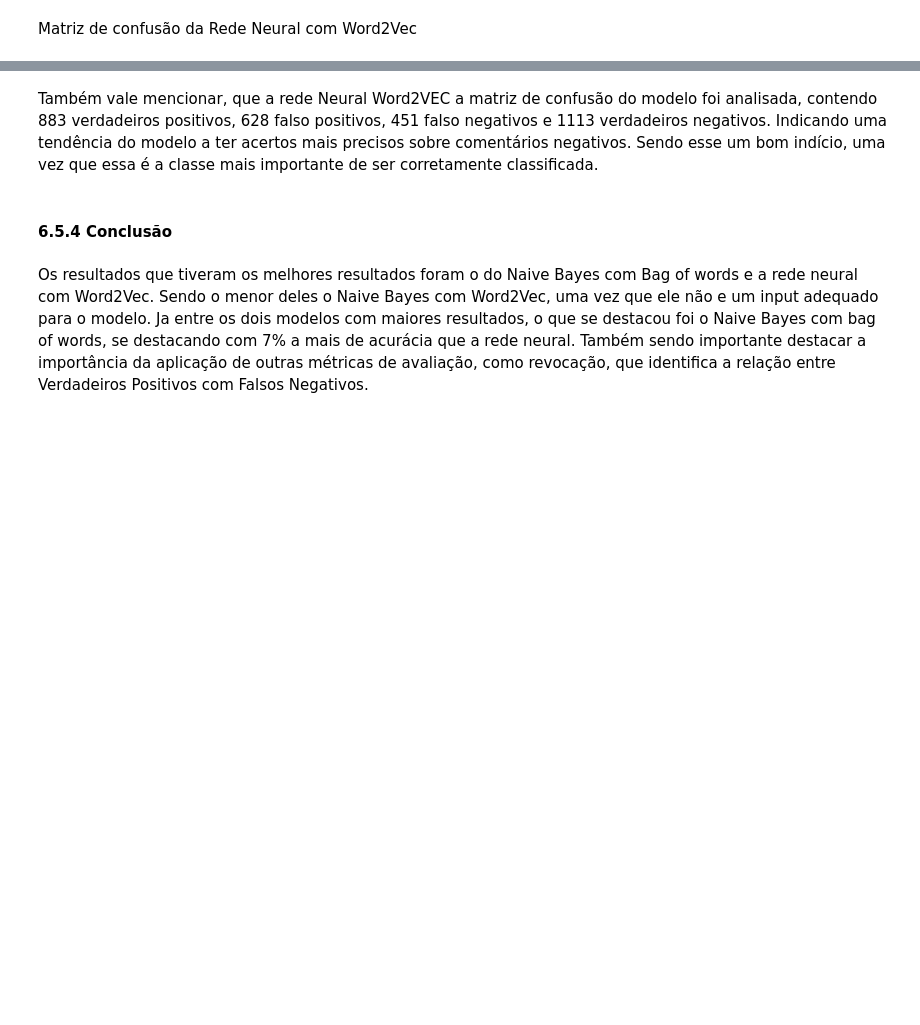
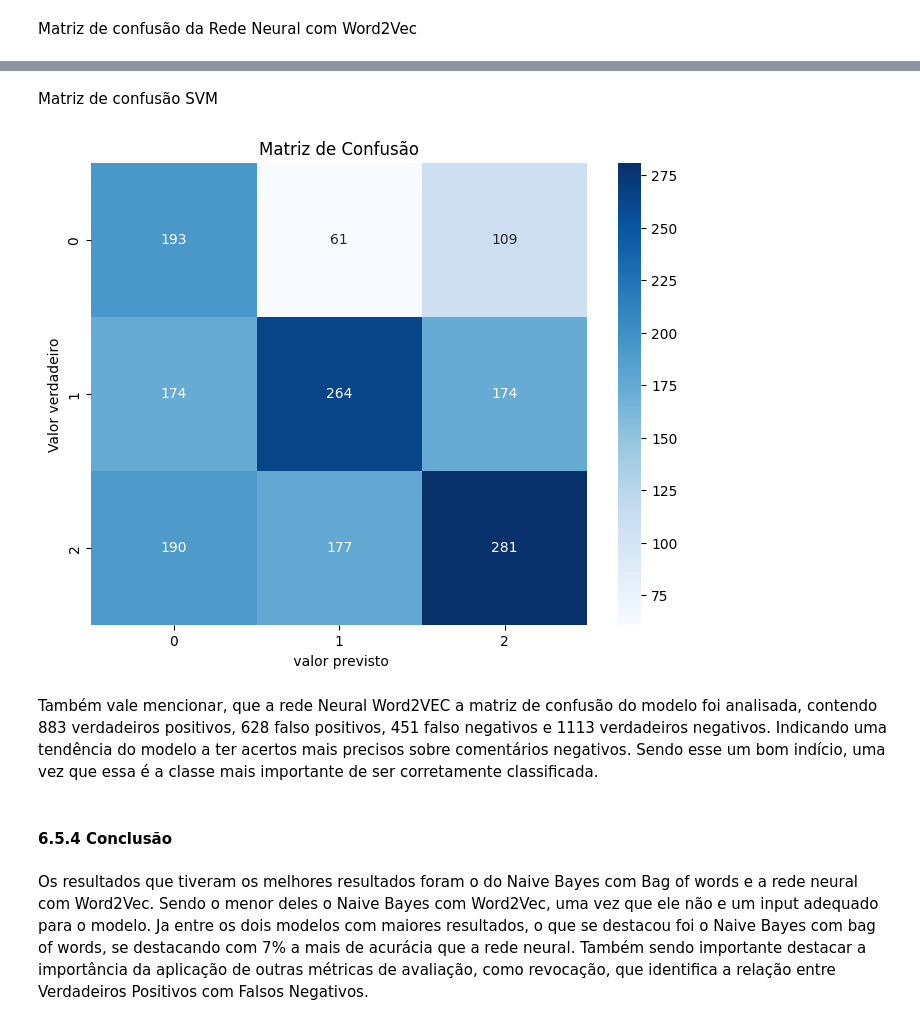
Before and after one commit to 2023M6T4-Inteli/Projeto01, a Jupyter notebook: src/notebook/ModeloPLN_grupo1_sprint4.ipynb, the cells around one changed output, grey strips where cells are left out. Cells and saved outputs as stored; diff of their text form; code cells hidden in the pictures; blank space fills up the shorter version.

```diff
--- a/src/notebook/ModeloPLN_grupo1_sprint4.ipynb
+++ b/src/notebook/ModeloPLN_grupo1_sprint4.ipynb
@@ -1627,3 +1706,9 @@ plotarMatriz(matrizRNW2V)
+# %% [markdown]
+Matriz de confusão SVM
+# %%
+plotarMatriz(matrizSVM)
+# %% [output]
+[figure, added]
 # %% [markdown]
 Também vale mencionar, que a rede Neural Word2VEC a matriz de confusão do modelo foi analisada, contendo 883 verdadeiros positivos, 628 falso positivos, 451 falso negativos e 1113 verdadeiros negativos. Indicando uma tendência do modelo a ter acertos mais precisos sobre comentários negativos. Sendo esse um bom indício, uma vez que essa é a classe mais importante de ser corretamente classificada.
 # %% [markdown]
```
Also changed, not shown: parts of 32 cells of this notebook.
